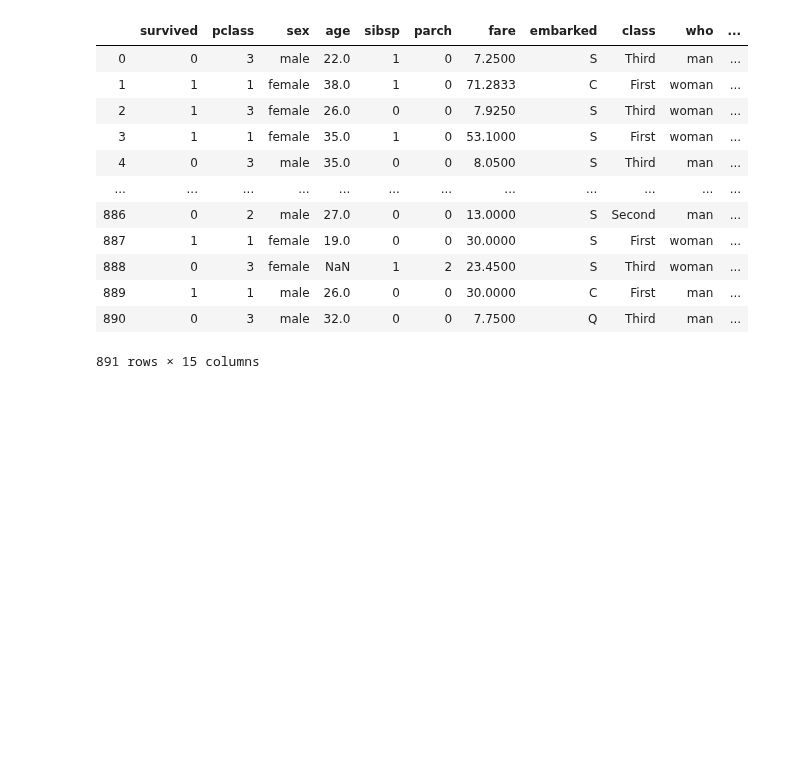
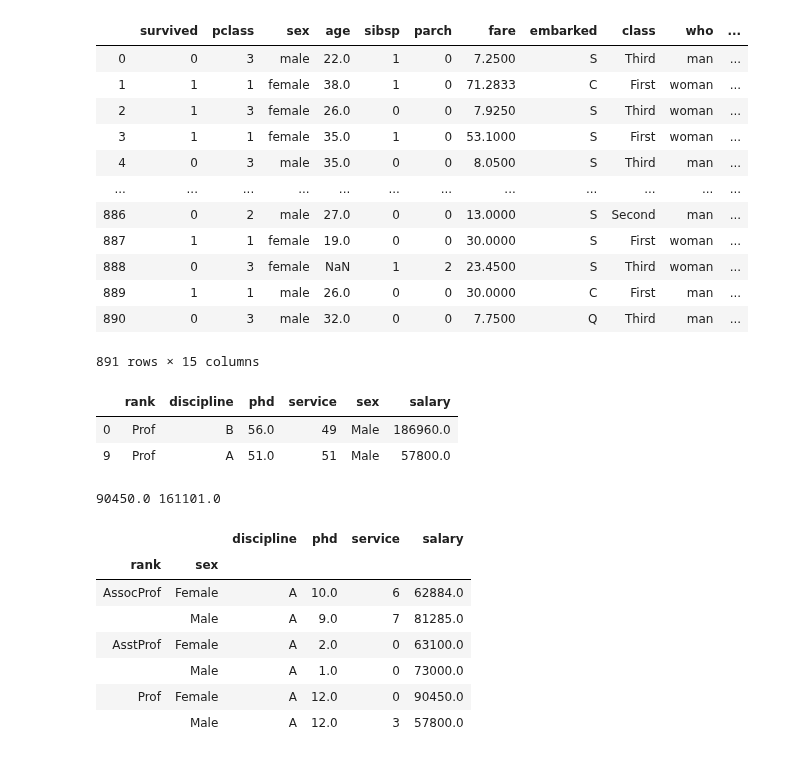
Before and after one commit to Yogendra3112/data_science, a Jupyter notebook: Pandas.ipynb, the cells around one changed output. Drawn from its saved outputs; the diff is of its cells as text; code cells hidden in the pictures; blank space fills up the shorter version.

```diff
--- a/Pandas.ipynb
+++ b/Pandas.ipynb
@@ -1086,3 +1086,25 @@ df
 | 889 | 1 | 1 | male | 26.0 | 0 | 0 | 30.0000 | C | First | man | ... |
 | 890 | 0 | 3 | male | 32.0 | 0 | 0 | 7.7500 | Q | Third | man | ... |
 891 rows × 15 columns
+# %%
+df[((df['salary']==df['salary'].max()) | (df['salary']==df['salary'].min()))]
+# %% [output]
+|  | rank | discipline | phd | service | sex | salary |
+| 0 | Prof | B | 56.0 | 49 | Male | 186960.0 |
+| 9 | Prof | A | 51.0 | 51 | Male | 57800.0 |
+# %%
+df1=df[(df['rank']=='Prof') & (df['sex']=='Female')][['salary']]
+print(df1['salary'].min(),df1['salary'].max(),sep='\t')
+# %% [output]
+90450.0 161101.0
+# %%
+df.groupby(['rank','sex']).min()
+# %% [output]
+|  |  | discipline | phd | service | salary |
+| rank | sex |  |  |  |  |
+| AssocProf | Female | A | 10.0 | 6 | 62884.0 |
+|  | Male | A | 9.0 | 7 | 81285.0 |
+| AsstProf | Female | A | 2.0 | 0 | 63100.0 |
+|  | Male | A | 1.0 | 0 | 73000.0 |
+| Prof | Female | A | 12.0 | 0 | 90450.0 |
+|  | Male | A | 12.0 | 3 | 57800.0 |
```
Also changed, not shown: parts of 6 cells of this notebook.
